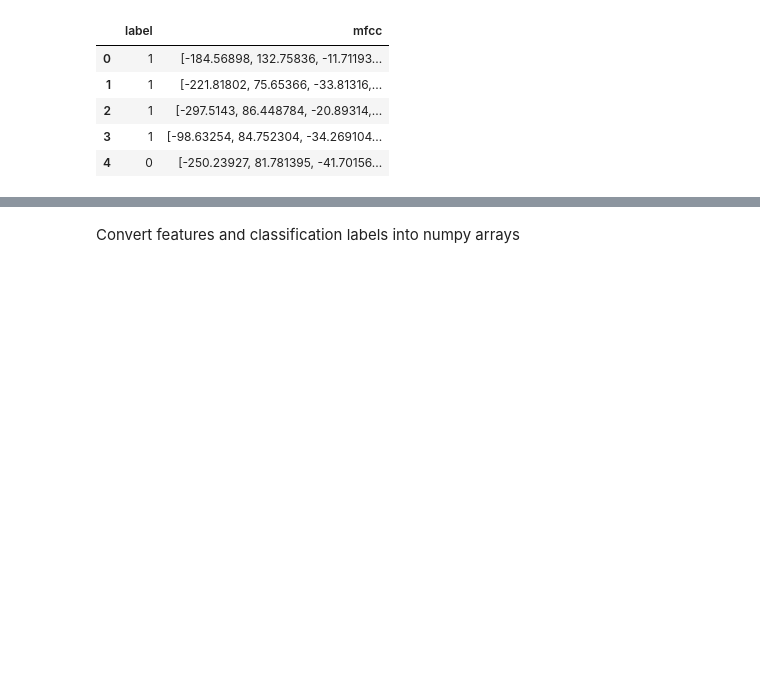
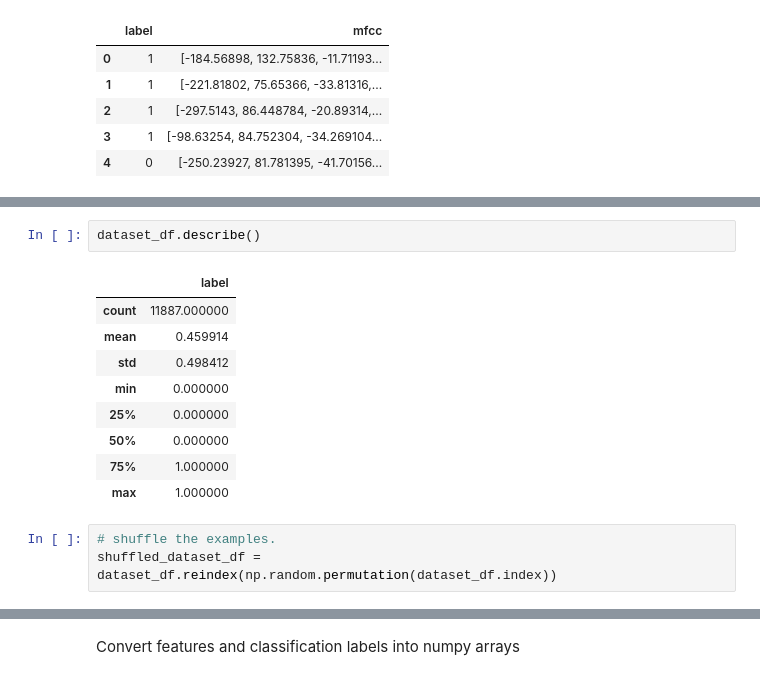
Before and after one commit to googleinterns/activity-recognition, a Jupyter notebook: location/lbs/activity/audioset/training/training.ipynb, the cells around one changed output, grey strips where cells are left out. Drawn from its saved outputs; the diff is of its cells as text; blank space fills up the shorter version.

```diff
--- a/location/lbs/activity/audioset/training/training.ipynb
+++ b/location/lbs/activity/audioset/training/training.ipynb
@@ -106,0 +90,15 @@ dataset_df.head()
+# %%
+dataset_df.describe()
+# %% [output]
+|  | label |
+| count | 11887.000000 |
+| mean | 0.459914 |
+| std | 0.498412 |
+| min | 0.000000 |
+| 25% | 0.000000 |
+| 50% | 0.000000 |
+| 75% | 1.000000 |
+| max | 1.000000 |
+# %%
+# shuffle the examples.
+shuffled_dataset_df = dataset_df.reindex(np.random.permutation(dataset_df.index))
```
Also changed, not shown: parts of 13 cells of this notebook, 1 other file.
